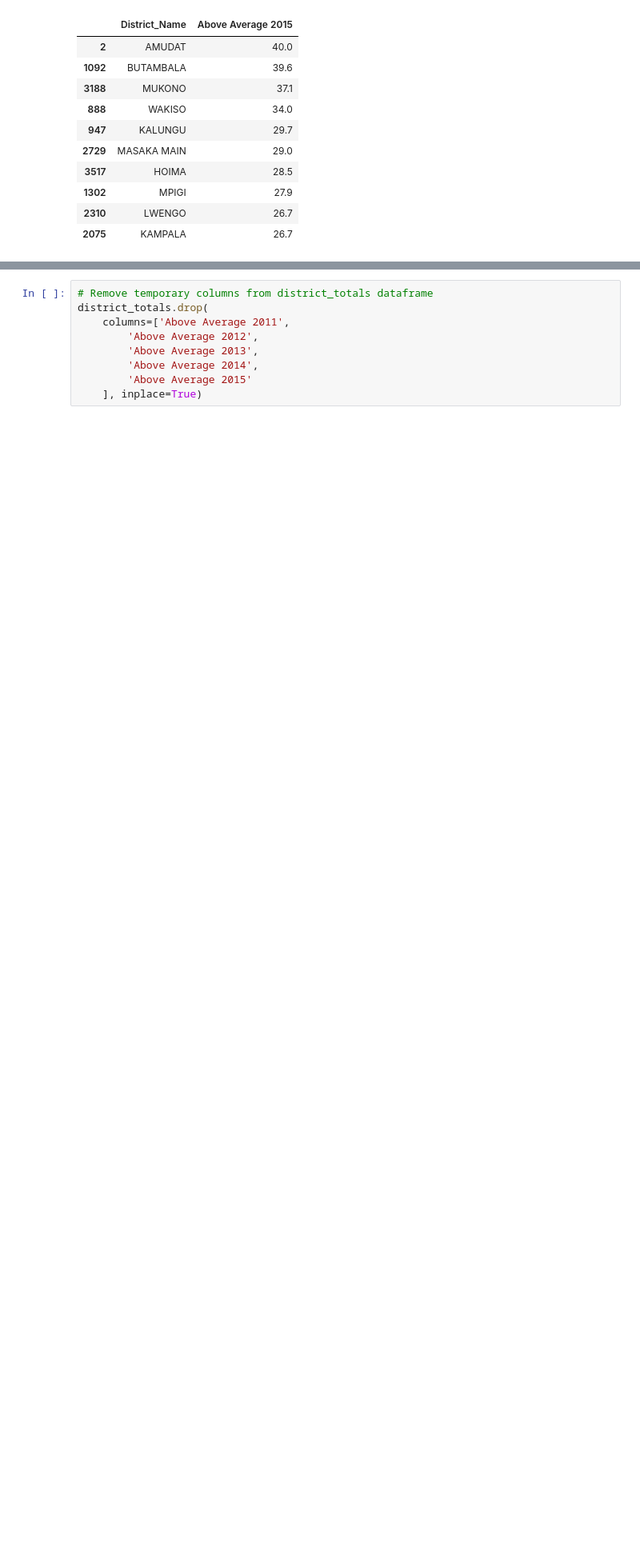
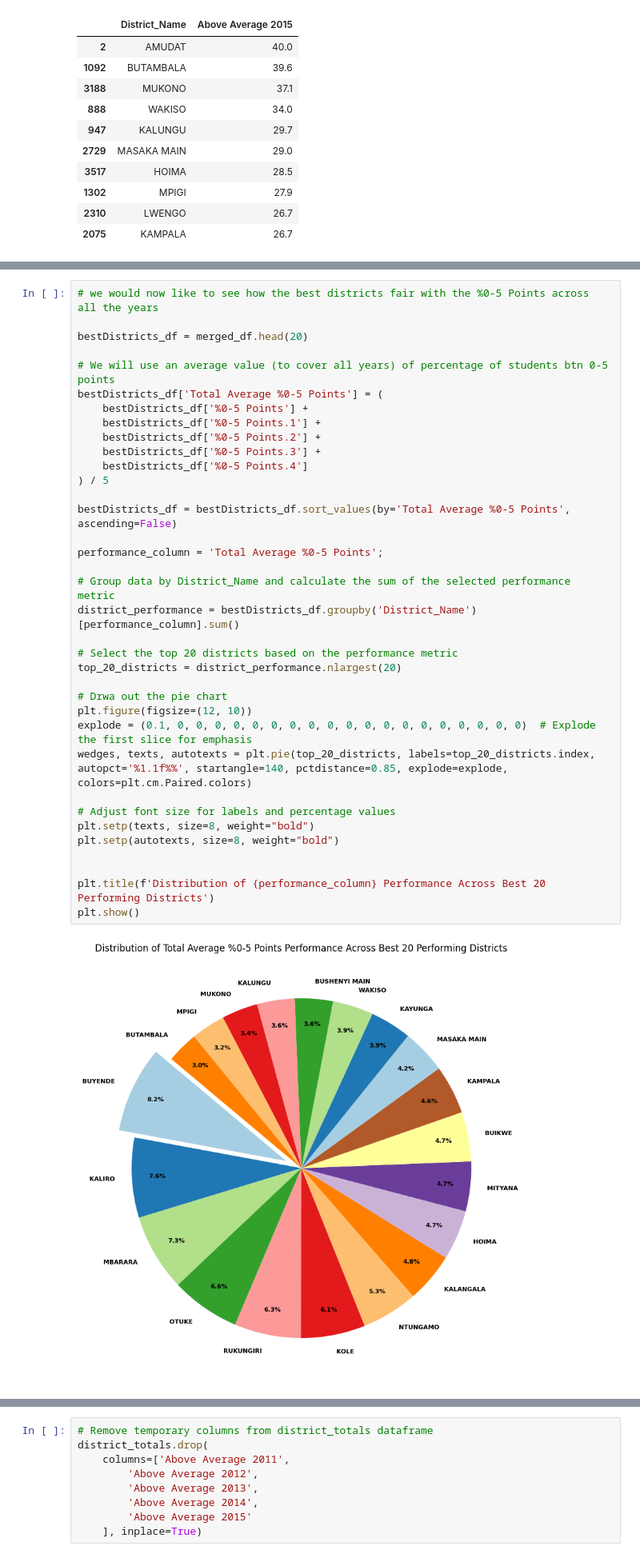
Before and after one commit to MickFrog/uace-analysis, a Jupyter notebook: uace_analysis.ipynb, the cells around one changed output, grey strips where cells are left out. Shown at 80% size. Cells and saved outputs as stored; diff of their text form; blank space fills up the shorter version.

```diff
--- a/uace_analysis.ipynb
+++ b/uace_analysis.ipynb
@@ -706,6 +708,44 @@ display(merged_df[
 | 17 | NTUNGAMO | 17.4 | 12.0 | 27.1 | 32.9 | ... |
 | 18 | OTUKE | 17.1 | 4.4 | 5.3 | 7.6 | ... |
 | 19 | KALANGALA | 16.9 | 19.3 | 33.9 | 28.2 | ... |
+# %%
+# we would now like to see how the best districts fair with the %0-5 Points across all the years
+
+bestDistricts_df = merged_df.head(20)
+
+# We will use an average value (to cover all years) of percentage of students btn 0-5 points
+bestDistricts_df['Total Average %0-5 Points'] = (
+    bestDistricts_df['%0-5 Points'] +
+    bestDistricts_df['%0-5 Points.1'] +
+    bestDistricts_df['%0-5 Points.2'] +
+    bestDistricts_df['%0-5 Points.3'] +
+    bestDistricts_df['%0-5 Points.4']
+) / 5
+
+bestDistricts_df = bestDistricts_df.sort_values(by='Total Average %0-5 Points', ascending=False)
+
+performance_column = 'Total Average %0-5 Points';
+
+# Group data by District_Name and calculate the sum of the selected performance metric
+district_performance = bestDistricts_df.groupby('District_Name')[performance_column].sum()
+
+# Select the top 20 districts based on the performance metric
+top_20_districts = district_performance.nlargest(20)
+
+# Drwa out the pie chart
+plt.figure(figsize=(12, 10))
+explode = (0.1, 0, 0, 0, 0, 0, 0, 0, 0, 0, 0, 0, 0, 0, 0, 0, 0, 0, 0, 0)  # Explode the first slice for emphasis
+wedges, texts, autotexts = plt.pie(top_20_districts, labels=top_20_districts.index, autopct='%1.1f%%', startangle=140, pctdistance=0.85, explode=explode, colors=plt.cm.Paired.colors)
+
+# Adjust font size for labels and percentage values
+plt.setp(texts, size=8, weight="bold")
+plt.setp(autotexts, size=8, weight="bold")
+
+
+plt.title(f'Distribution of {performance_column} Performance Across Best 20 Performing Districts')
+plt.show()
+# %% [output]
+[figure, added]
 # %%
 # We would now like to show the locations of these districts on a map
 # lets get the top 20 schools into their own dataframe
```
Also changed, not shown: parts of 4 cells of this notebook.
